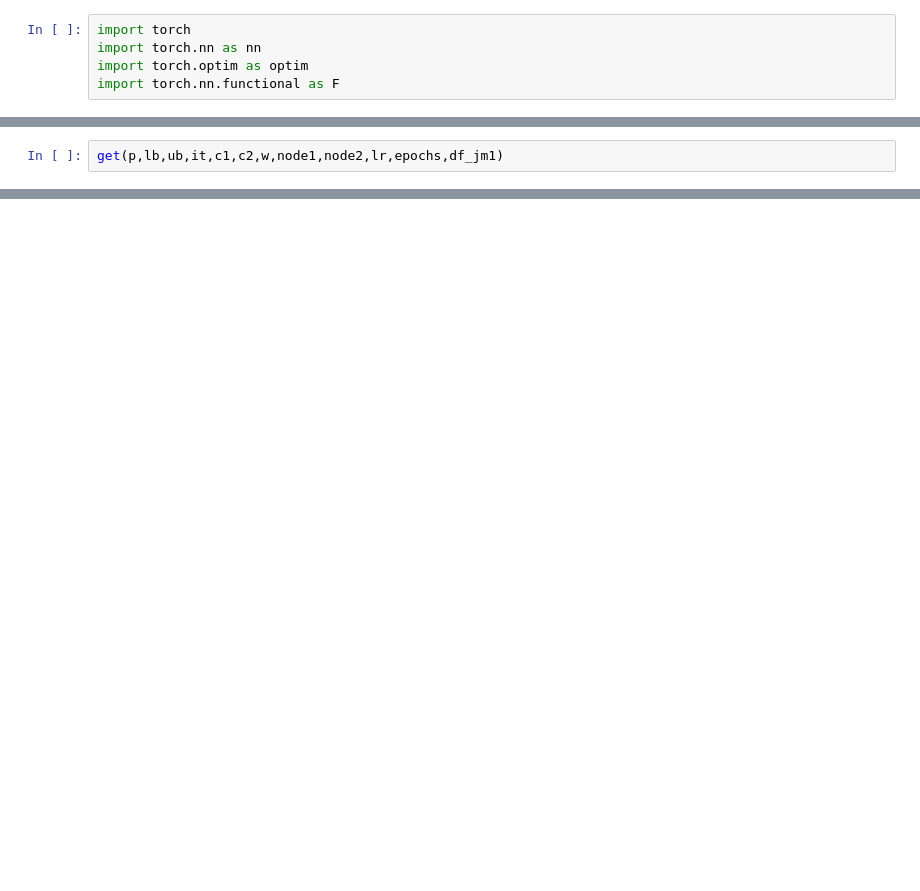
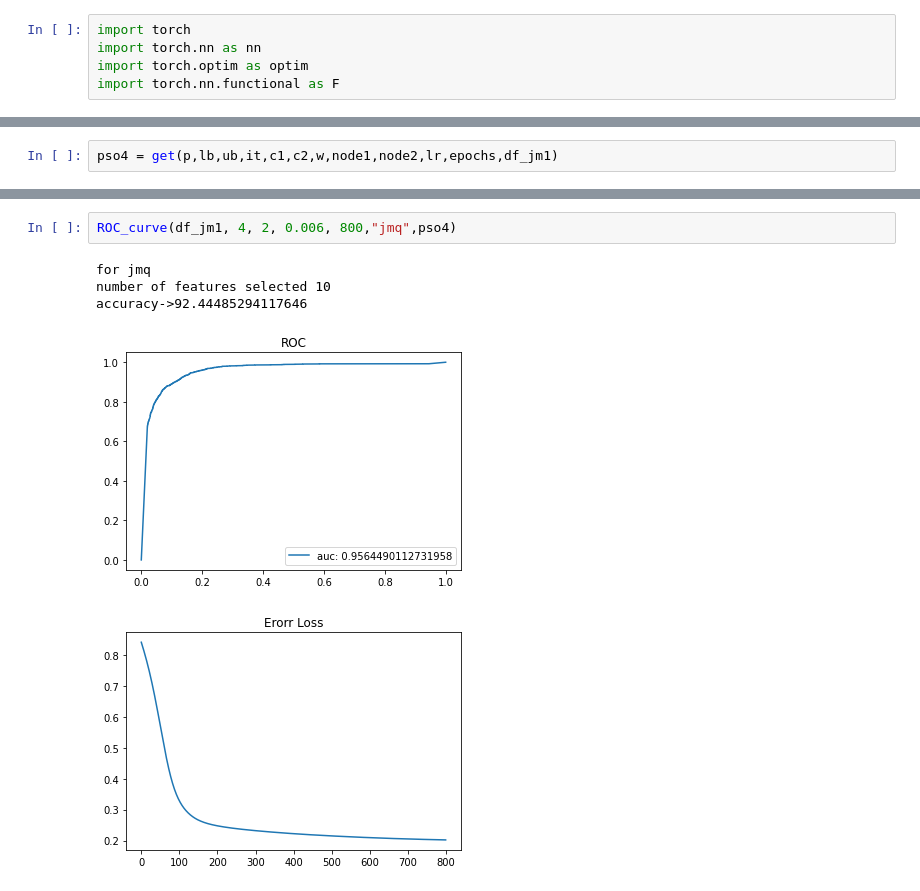
Before and after one commit to abhishekshakya/BPSO-and-ANN-for-sofware-fault-predicition, a Jupyter notebook: internPSO_ANN.ipynb, the cells around one changed output, grey strips where cells are left out. Cells and saved outputs as stored; diff of their text form; blank space fills up the shorter version.

```diff
--- a/internPSO_ANN.ipynb
+++ b/internPSO_ANN.ipynb
@@ -273,3 +381,3 @@ No Feature selection accuracy->78.51063829787233
 # %%
-get(p,lb,ub,it,c1,c2,w,node1,node2,lr,epochs,df_jm1)
+pso4 = get(p,lb,ub,it,c1,c2,w,node1,node2,lr,epochs,df_jm1)
 # %% [output]
@@ -278,0 +404,8 @@ No Feature selection accuracy->89.80800653594771
+# %%
+ROC_curve(df_jm1, 4, 2, 0.006, 800,"jmq",pso4)
+# %% [output]
+for jmq
+number of features selected 10
+accuracy->92.44485294117646
+[figure, added]
+[figure, added]
```
Also changed, not shown: parts of 14 cells of this notebook.
